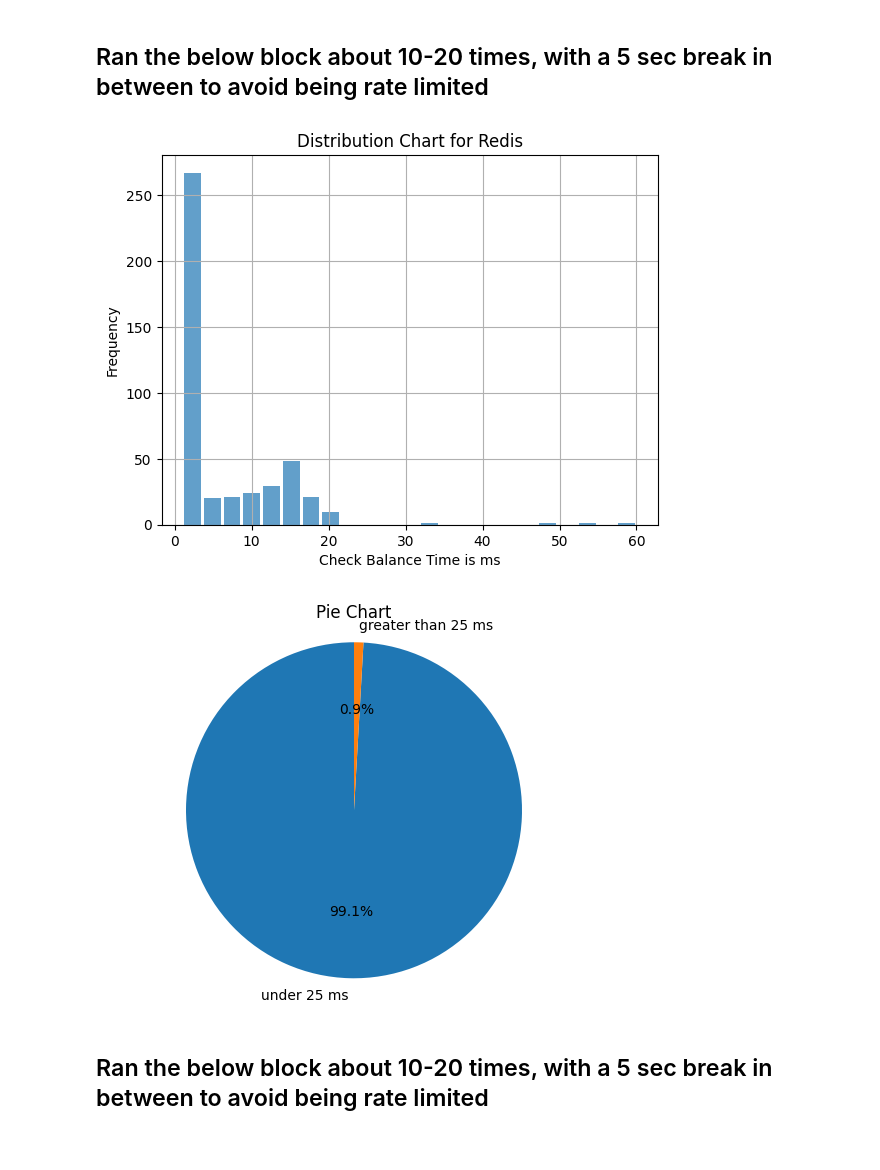
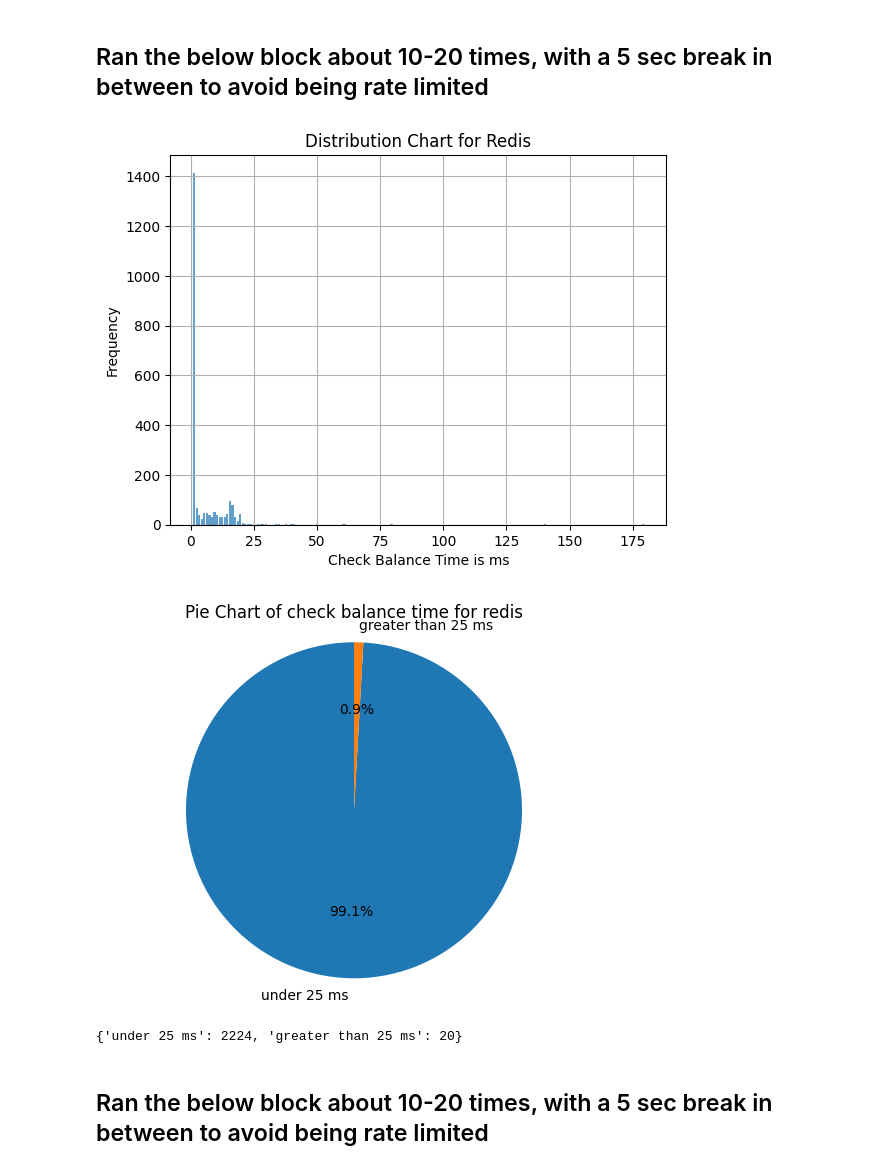
Before and after one commit to JeevansSP/CloudCharging, a Jupyter notebook: API_Testing.ipynb, the cells around one changed output. Drawn from its saved outputs; the diff is of its cells as text; code cells hidden in the pictures.

```diff
--- a/API_Testing.ipynb
+++ b/API_Testing.ipynb
@@ -36,9 +36,9 @@ def testIt(ChargeUrl, resetUrl):
             return response.json()['checkBalanceTimeTaken']
         else:
             requests.post(resetUrl)
-            return None
+            return response.json()['checkBalanceTimeTaken']
     else:
-        pass
+        return None
 
 finalResultsRedis = []
 finalResultsMemcached = []
@@ -67,11 +67,13 @@ for res in finalResultsRedis:
 # %%
 plot_distribution(finalResultsRedis, 'Redis')
 # %% [output]
-[figure, old version]
+[figure, new version]
 # %%
-create_pie_chart(redisCountDict)
+create_pie_chart(redisCountDict,'redis')
+print(redisCountDict)
 # %% [output]
-[figure, old version]
+[figure, new version]
+{'under 25 ms': 2224, 'greater than 25 ms': 20}
 # %% [markdown]
 ## Ran the below block about 10-20 times, with a 5 sec break in between to avoid being rate limited
 # %%
```
Also changed, not shown: parts of 4 cells of this notebook.
